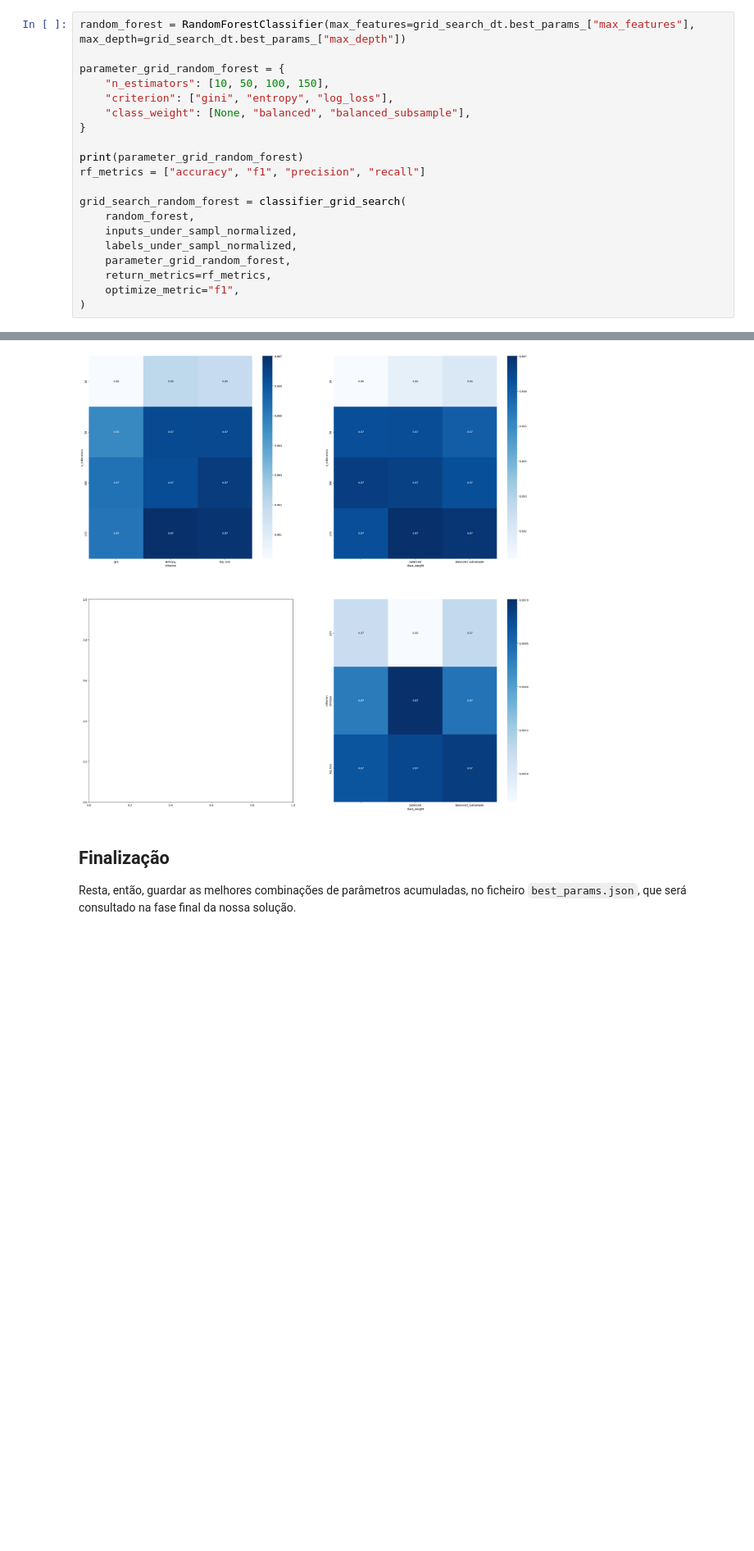
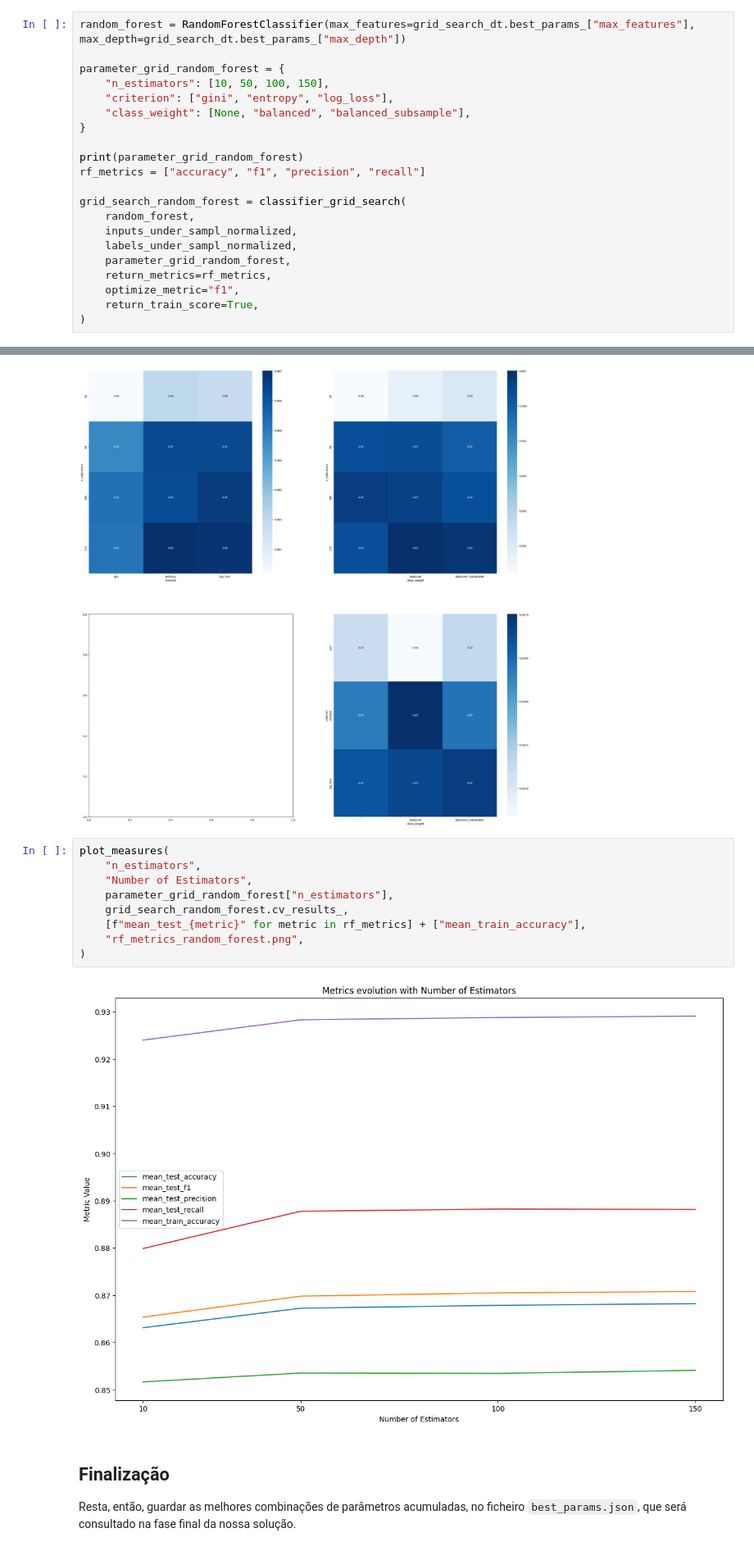
Before and after one commit to pedroojanuu/galaxy, a Jupyter notebook: algorithms_discovery.ipynb, the cells around one changed output, grey strips where cells are left out. Shown at 82% size. Saved outputs shown, nothing was run; the diff lists cells and outputs as text; blank space fills up the shorter version.

```diff
--- a/algorithms_discovery.ipynb
+++ b/algorithms_discovery.ipynb
@@ -715,6 +715,7 @@ grid_search_random_forest = classifier_grid_search(
     parameter_grid_random_forest,
     return_metrics=rf_metrics,
     optimize_metric="f1",
+    return_train_score=True,
 )
 # %% [output]
 {'n_estimators': [10, 50, 100, 150], 'criterion': ['gini', 'entropy', 'log_loss'], 'class_weight': [None, 'balanced', 'balanced_subsample']}
@@ -736,6 +737,17 @@ plot_grid_search(
 Best score: 0.8694155380675368
 Best parameters: {'class_weight': 'balanced', 'criterion': 'entropy', 'n_estimators': 150}
 [figure]
+# %%
+plot_measures(
+    "n_estimators",
+    "Number of Estimators",
+    parameter_grid_random_forest["n_estimators"],
+    grid_search_random_forest.cv_results_,
+    [f"mean_test_{metric}" for metric in rf_metrics] + ["mean_train_accuracy"],
+    "rf_metrics_random_forest.png",
+)
+# %% [output]
+[figure, added]
 # %% [markdown]
 ## Finalização
 
```
Also changed, not shown: parts of 3 cells of this notebook, 10 other files.
